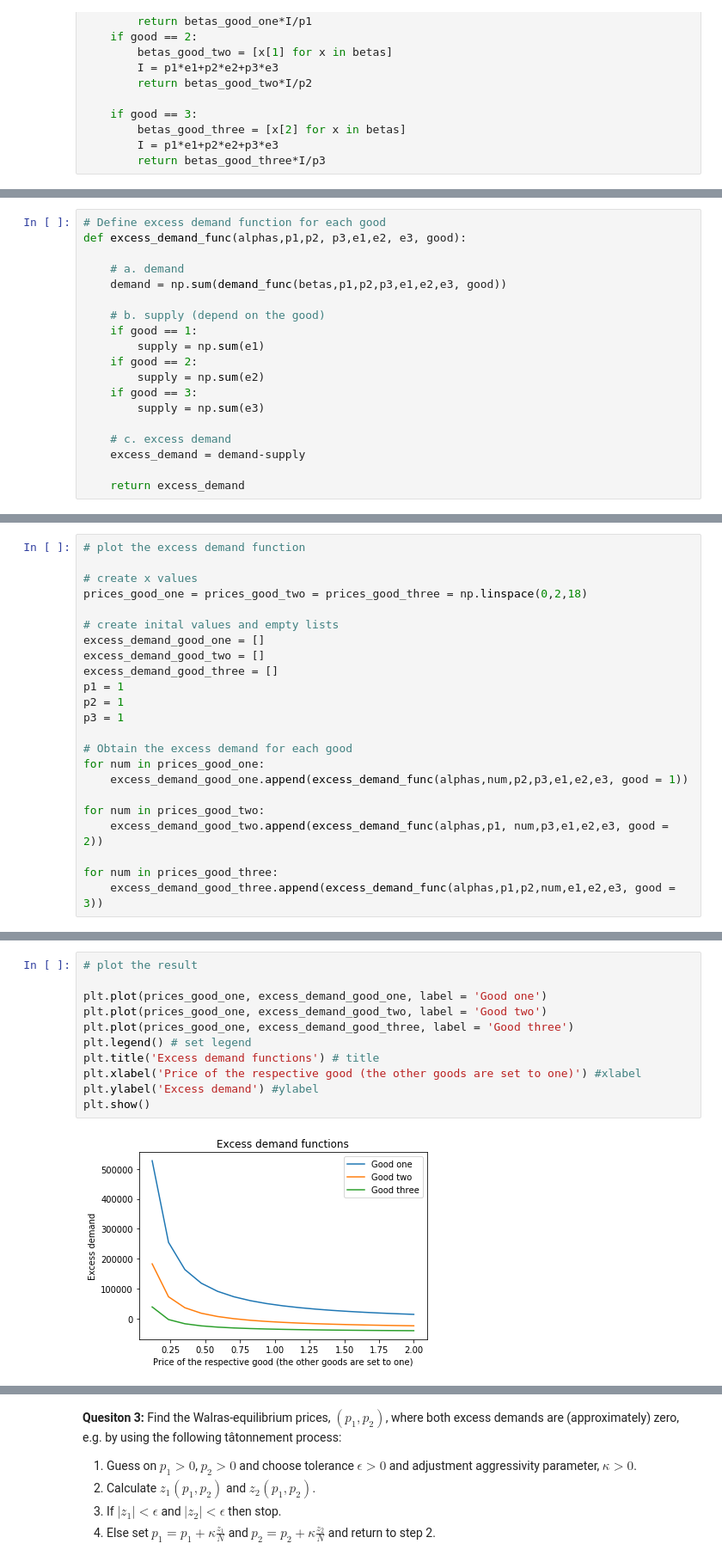
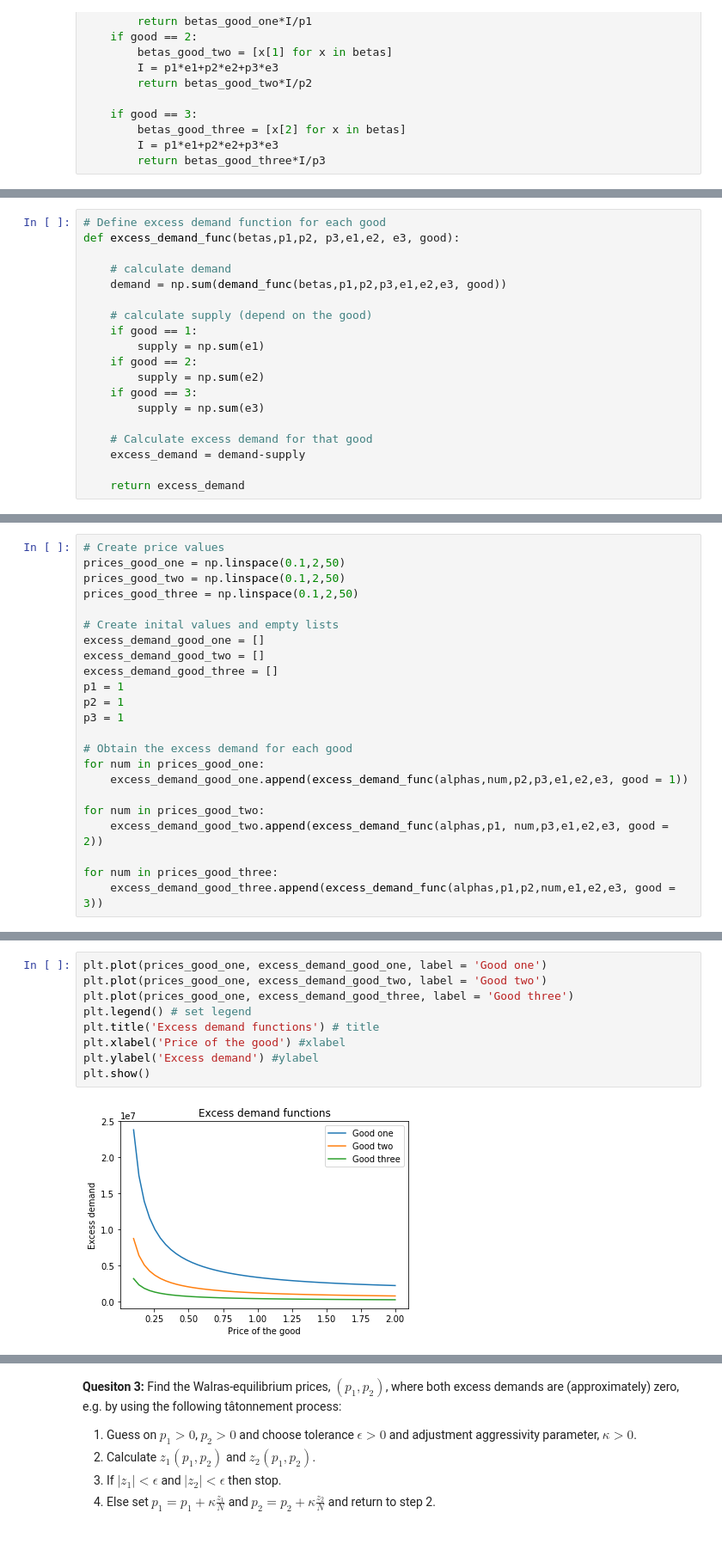
Before and after one commit to NumEconCopenhagen/projects-2019-wms, a Jupyter notebook: examproject/exam_2019.ipynb, the cells around one changed output, grey strips where cells are left out. Shown: that part at 86% size. Cells and saved outputs as stored; diff of their text form.

```diff
--- a/examproject/exam_2019.ipynb
+++ b/examproject/exam_2019.ipynb
@@ -1046,11 +1064,11 @@ def demand_func(betas,p1,p2,p3,e1,e2,e3, good):
 # %%
 # Define excess demand function for each good
-def excess_demand_func(alphas,p1,p2, p3,e1,e2, e3, good):
+def excess_demand_func(betas,p1,p2, p3,e1,e2, e3, good):
 
-    # a. demand
+    # calculate demand
     demand = np.sum(demand_func(betas,p1,p2,p3,e1,e2,e3, good))
 
-    # b. supply (depend on the good)
+    # calculate supply (depend on the good)
     if good == 1:
         supply = np.sum(e1)
     if good == 2:
@@ -1058,7 +1076,7 @@ def excess_demand_func(alphas,p1,p2, p3,e1,e2, e3, good):
     if good == 3:
         supply = np.sum(e3)
 
-    # c. excess demand
+    # Calculate excess demand for that good
     excess_demand = demand-supply
 
     return excess_demand
@@ -1065,10 +1085,10 @@ def excess_demand_func(alphas,p1,p2, p3,e1,e2, e3, good):
 # %%
-# plot the excess demand function
+# Create price values
+prices_good_one = np.linspace(0.1,2,50)
+prices_good_two = np.linspace(0.1,2,50)
+prices_good_three = np.linspace(0.1,2,50)
 
-# create x values
-prices_good_one = prices_good_two = prices_good_three = np.linspace(0,2,18)
-
-# create inital values and empty lists
+# Create inital values and empty lists
 excess_demand_good_one = []
 excess_demand_good_two = []
 excess_demand_good_three = []
@@ -1088,13 +1110,11 @@ for num in prices_good_three:
 # %%
-# plot the result
-
 plt.plot(prices_good_one, excess_demand_good_one, label = 'Good one')
 plt.plot(prices_good_one, excess_demand_good_two, label = 'Good two')
 plt.plot(prices_good_one, excess_demand_good_three, label = 'Good three')
 plt.legend() # set legend
 plt.title('Excess demand functions') # title
-plt.xlabel('Price of the respective good (the other goods are set to one)') #xlabel
+plt.xlabel('Price of the good') #xlabel
 plt.ylabel('Excess demand') #ylabel
 plt.show()
 # %% [output]
-[figure, old version]
+[figure, new version]
```
Also changed, not shown: parts of 40 cells of this notebook.
